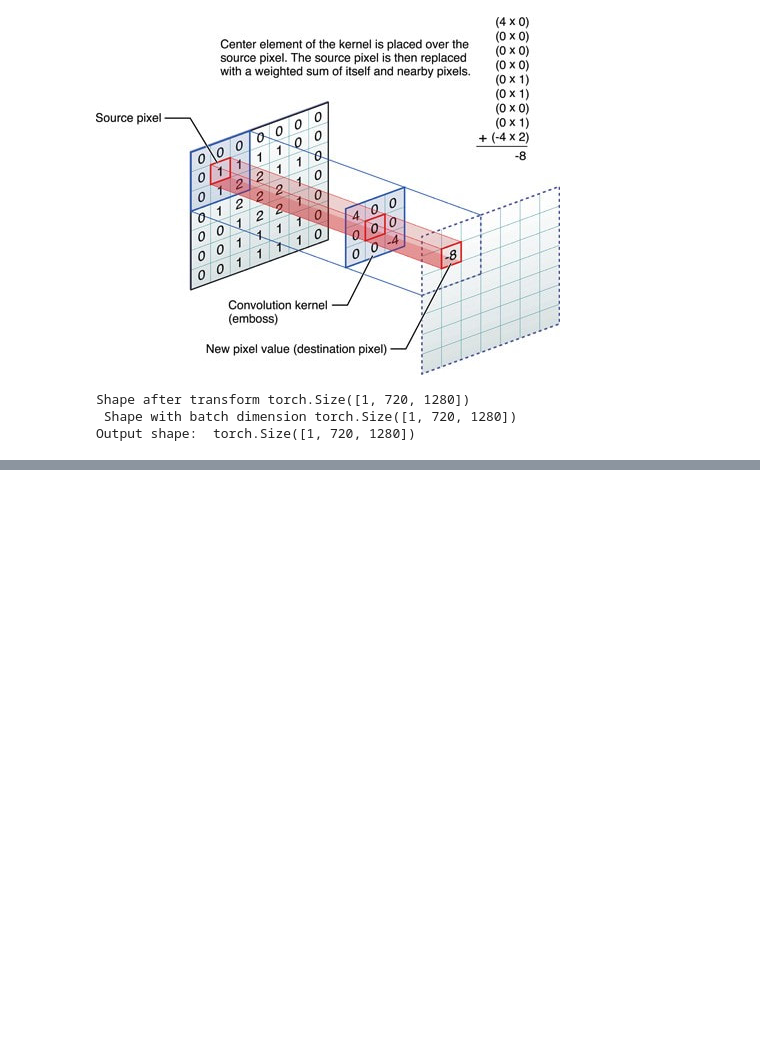
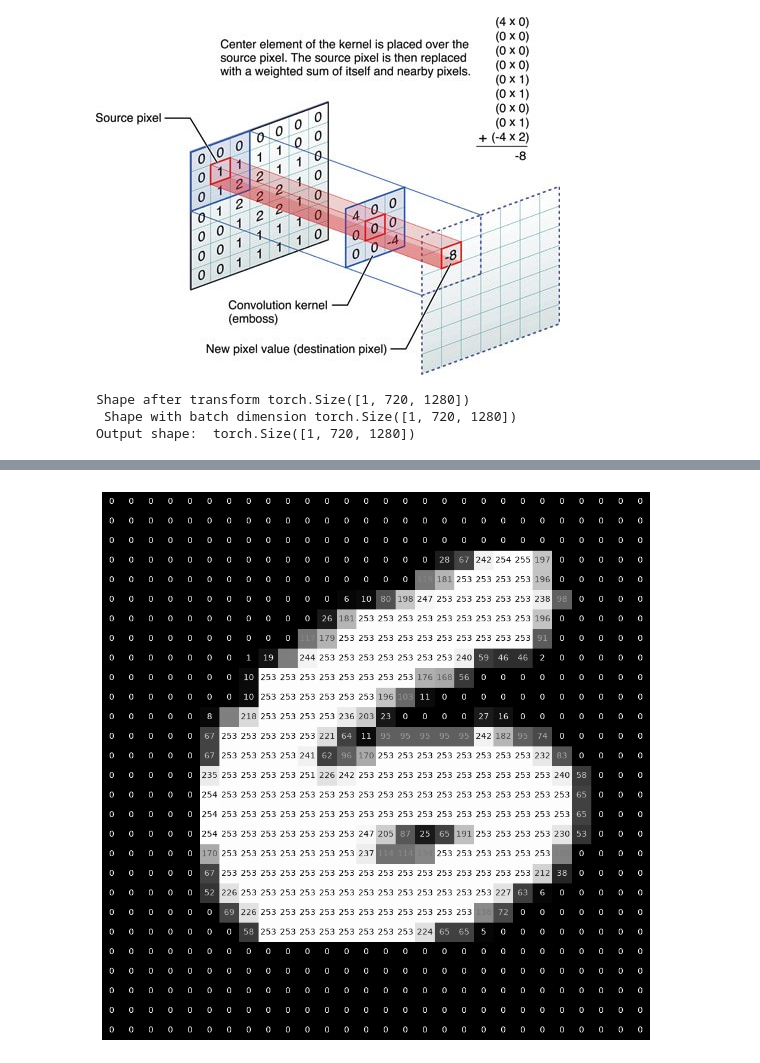
Before and after one commit to BiratBC/ml_papers_implementation, a Jupyter notebook: GradientBased Learning Applied to Document (CNN) - LeCun/LeNet5.ipynb, the cells around one changed output, grey strips where cells are left out. Drawn from its saved outputs; the diff is of its cells as text; code cells hidden in the pictures; blank space fills up the shorter version.

```diff
--- a/GradientBased Learning Applied to Document (CNN) - LeCun/LeNet5.ipynb
+++ b/GradientBased Learning Applied to Document (CNN) - LeCun/LeNet5.ipynb
@@ -67,0 +97,26 @@ plt.show()
+# %%
+# Image visualization
+import numpy as np
+def img_pixel_superimpose(img, ax):
+    w, h = img.shape
+    color_map = plt.colormaps['gray_r']  # gray_reversed
+    ax.imshow(img, cmap='gray')
+    for x in range(w):
+        for y in range(h):
+            color = color_map(img[x][y])
+            ax.annotate(str(img[x][y]), xy=(y,x), horizontalalignment='center', verticalalignment='center',
+                        color=color)
+            plt.axis(False)
+# %%
+torch.manual_seed(42)
+
+fig = plt.figure(figsize = (12,12))
+ax0 = fig.add_subplot(1, 1, 1)
+
+rand_ind = torch.randint(0, len(train_dataset), size=[1]).item()
+
+img0 = train_dataset.data[int(rand_ind)]
+img0 = img0.numpy()
+img_pixel_superimpose(img0, ax0)
+# %% [output]
+[figure, added]
```
Also changed, not shown: parts of 19 cells of this notebook, 11 other files.
